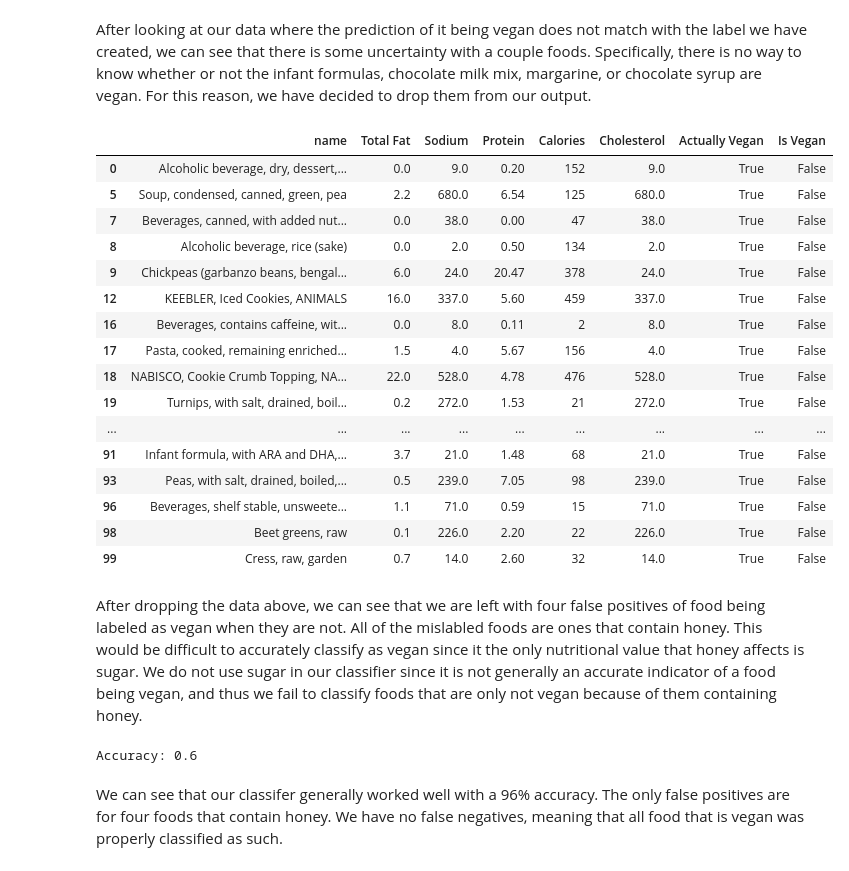
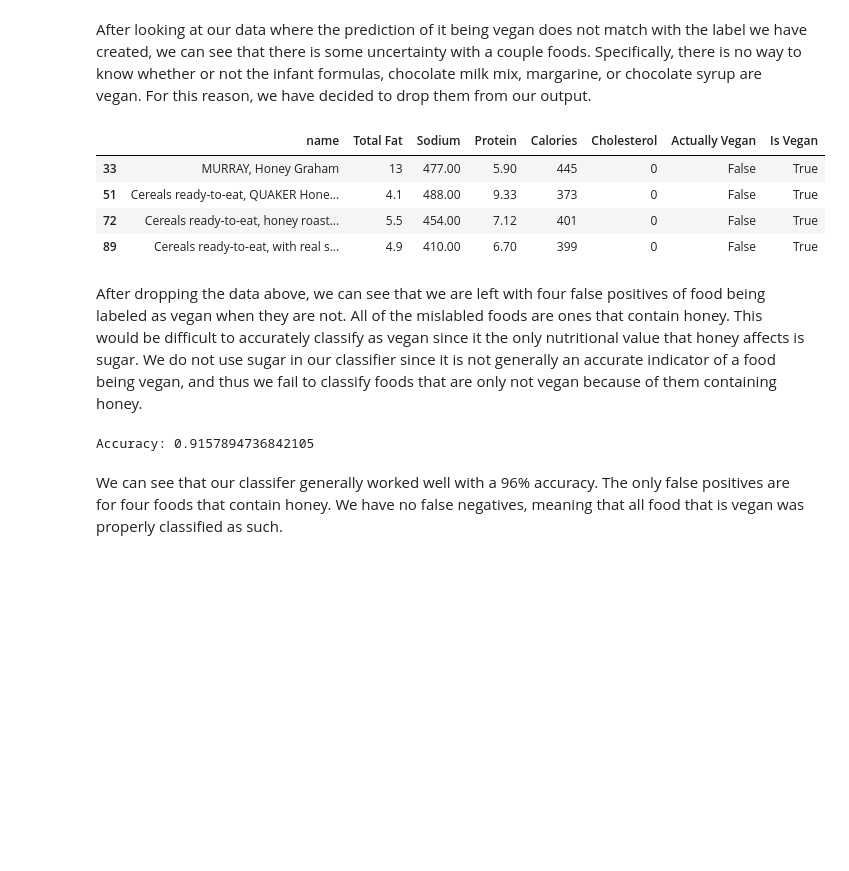
Before and after one commit to harlansgs/fall-2021-umd-dining-analysis, a Jupyter notebook: Meats at Maryland.ipynb, the cells around one changed output. Cells and saved outputs as stored; diff of their text form; code cells hidden in the pictures; blank space fills up the shorter version.

```diff
--- a/Meats at Maryland.ipynb
+++ b/Meats at Maryland.ipynb
@@ -714,18 +714,19 @@ from sklearn.model_selection import cross_val_score
 # again: select, split up, and store training data!
 X = df.loc[ : , ['Total Fat', 'Sodium', 'Protein', 'Calories', 'Cholesterol']]
 Y = df['Is Vegan'].astype(bool)
-X_train, X_test, Y_train, Y_test = train_test_split(X, Y, train_size = 0.7, random_state = 42)
+X_train, X_test, Y_train, Y_test = train_test_split(X, Y, test_size=0.3, random_state = 13)
 
 # prepare random forest models
-clf1 = RandomForestClassifier(n_estimators = 100, random_state = 42, max_leaf_nodes = 3)
-clf2 = RandomForestClassifier(n_estimators = 100, random_state = 42, max_leaf_nodes = 3)
+clf1=RandomForestClassifier(n_estimators=1000, random_state = 10)
+clf2=RandomForestClassifier(n_estimators=1000, random_state = 10)
 
 # apply 10-fold cross validation!
 rforestScores = cross_val_score(clf1, X, Y, cv = 10)
+print(rforestScores)
 print("Average accuracy score from cross-validation: ", rforestScores.mean())
 
 # and get accuracy from holdout validation
 clf2.fit(X_train, Y_train)
-y_pred=clf2.predict(X_test)
+y_pred = clf2.predict(X_test)
 print("Holdout validation accuracy: ", metrics.accuracy_score(Y_test, y_pred))
 # %% [output]
@@ -744,15 +747,17 @@ new_data = pd.read_csv("nutrition.csv", sep=',')
 # select relevant features
 new_data = new_data.loc[:,['name', 'total_fat', 'sodium', 'protein', 'calories', 'cholesterol']]
 
-# remove units from data using our old "convert to numeric" function from the data tidying section
-new_data['total_fat'] = [convertToNumeric(s) for s in new_data.total_fat]
-new_data['protein'] = [convertToNumeric(s) for s in new_data.protein]
-new_data['sodium'] = [convertToNumeric(s) for s in new_data.sodium]
-new_data['cholesterol'] = [convertToNumeric(s) for s in new_data.sodium]
+# remove units from data
+new_data['total_fat'] = new_data.total_fat.str.replace('g' , '')
+new_data['protein'] = new_data.protein.str.replace(' g' , '')
+new_data['name'] = new_data.name.str.replace('almond milk' , 'almondmilk')
+new_data['sodium'] = new_data.sodium.str.replace('mg' , '')
+new_data['cholesterol'] = new_data.cholesterol.str.replace('mg' , '')
 
 # rename almond milk because it is the only string including " milk" which is vegan
 new_data['name'] = new_data.name.str.replace('almond milk' , 'almondmilk')
 
+# rename columns for ease of interpretation
 new_data.rename(columns = {'cholesterol' : 'Cholesterol', 'total_fat' : 'Total Fat', 'calories' : 'Calories', 'protein' : 'Protein', 'sodium' : 'Sodium'}, inplace = True)
 new_data
 # %% [output]
@@ -872,32 +855,20 @@ trimmed_data[trimmed_data['Is Vegan'] != trimmed_data['Actually Vegan']]
 # %% [markdown]
 After looking at our data where the prediction of it being vegan does not match with the label we have created, we can see that there is some uncertainty with a couple foods. Specifically, there is no way to know whether or not the infant formulas, chocolate milk mix, margarine, or chocolate syrup are vegan. For this reason, we have decided to drop them from our output.
 # %%
-trimmed_data.drop([43,48,50,81,97], inplace = True)
+trimmed_data.drop([35, 41, 43, 75, 91], axis = 0, inplace = True)
 trimmed_data[trimmed_data['Is Vegan'] != trimmed_data['Actually Vegan']]
 # %% [output]
 |  | name | Total Fat | Sodium | Protein | Calories | Cholesterol | Actually Vegan | Is Vegan |
-| 0 | Alcoholic beverage, dry, dessert,... | 0.0 | 9.0 | 0.20 | 152 | 9.0 | True | False |
-| 5 | Soup, condensed, canned, green, pea | 2.2 | 680.0 | 6.54 | 125 | 680.0 | True | False |
-| 7 | Beverages, canned, with added nut... | 0.0 | 38.0 | 0.00 | 47 | 38.0 | True | False |
-| 8 | Alcoholic beverage, rice (sake) | 0.0 | 2.0 | 0.50 | 134 | 2.0 | True | False |
-| 9 | Chickpeas (garbanzo beans, bengal... | 6.0 | 24.0 | 20.47 | 378 | 24.0 | True | False |
-| 12 | KEEBLER, Iced Cookies, ANIMALS | 16.0 | 337.0 | 5.60 | 459 | 337.0 | True | False |
-| 16 | Beverages, contains caffeine, wit... | 0.0 | 8.0 | 0.11 | 2 | 8.0 | True | False |
-| 17 | Pasta, cooked, remaining enriched... | 1.5 | 4.0 | 5.67 | 156 | 4.0 | True | False |
-| 18 | NABISCO, Cookie Crumb Topping, NA... | 22.0 | 528.0 | 4.78 | 476 | 528.0 | True | False |
-| 19 | Turnips, with salt, drained, boil... | 0.2 | 272.0 | 1.53 | 21 | 272.0 | True | False |
-| ... | ... | ... | ... | ... | ... | ... | ... | ... |
-| 91 | Infant formula, with ARA and DHA,... | 3.7 | 21.0 | 1.48 | 68 | 21.0 | True | False |
-| 93 | Peas, with salt, drained, boiled,... | 0.5 | 239.0 | 7.05 | 98 | 239.0 | True | False |
-| 96 | Beverages, shelf stable, unsweete... | 1.1 | 71.0 | 0.59 | 15 | 71.0 | True | False |
-| 98 | Beet greens, raw | 0.1 | 226.0 | 2.20 | 22 | 226.0 | True | False |
-| 99 | Cress, raw, garden | 0.7 | 14.0 | 2.60 | 32 | 14.0 | True | False |
+| 33 | MURRAY, Honey Graham | 13 | 477.00 | 5.90 | 445 | 0 | False | True |
+| 51 | Cereals ready-to-eat, QUAKER Hone... | 4.1 | 488.00 | 9.33 | 373 | 0 | False | True |
+| 72 | Cereals ready-to-eat, honey roast... | 5.5 | 454.00 | 7.12 | 401 | 0 | False | True |
+| 89 | Cereals ready-to-eat, with real s... | 4.9 | 410.00 | 6.70 | 399 | 0 | False | True |
 # %% [markdown]
 After dropping the data above, we can see that we are left with four false positives of food being labeled as vegan when they are not. All of the mislabled foods are ones that contain honey. This would be difficult to accurately classify as vegan since it the only nutritional value that honey affects is sugar. We do not use sugar in our classifier since it is not generally an accurate indicator of a food being vegan, and thus we fail to classify foods that are only not vegan because of them containing honey.
 # %%
 print("Accuracy:", metrics.accuracy_score(trimmed_data['Actually Vegan'].astype(bool),
                                           trimmed_data['Is Vegan'].astype(bool)))
 # %% [output]
-Accuracy: 0.6
+Accuracy: 0.9157894736842105
 # %% [markdown]
 We can see that our classifer generally worked well with a 96% accuracy. The only false positives are for four foods that contain honey. We have no false negatives, meaning that all food that is vegan was properly classified as such.
```
Also changed, not shown: parts of 7 cells of this notebook, 2 other files.
